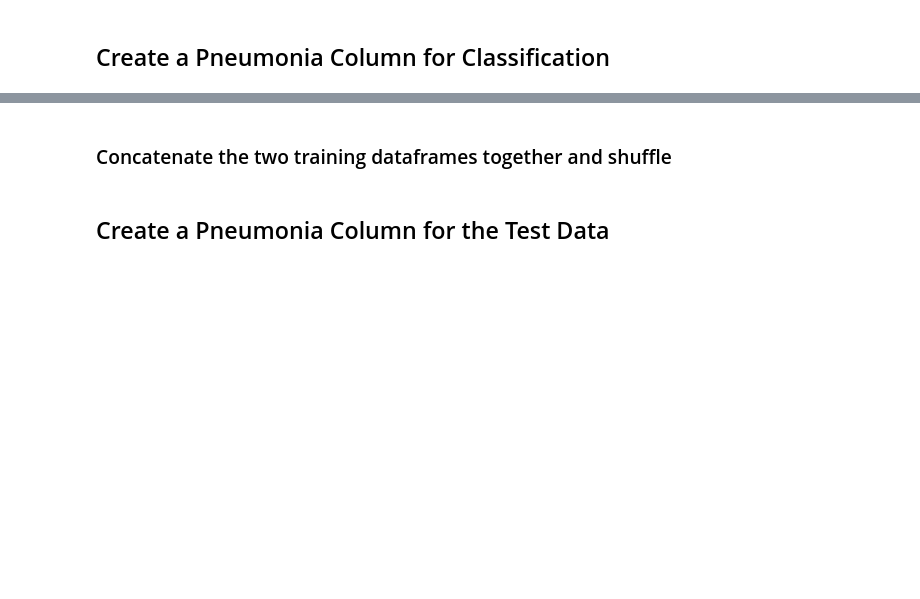
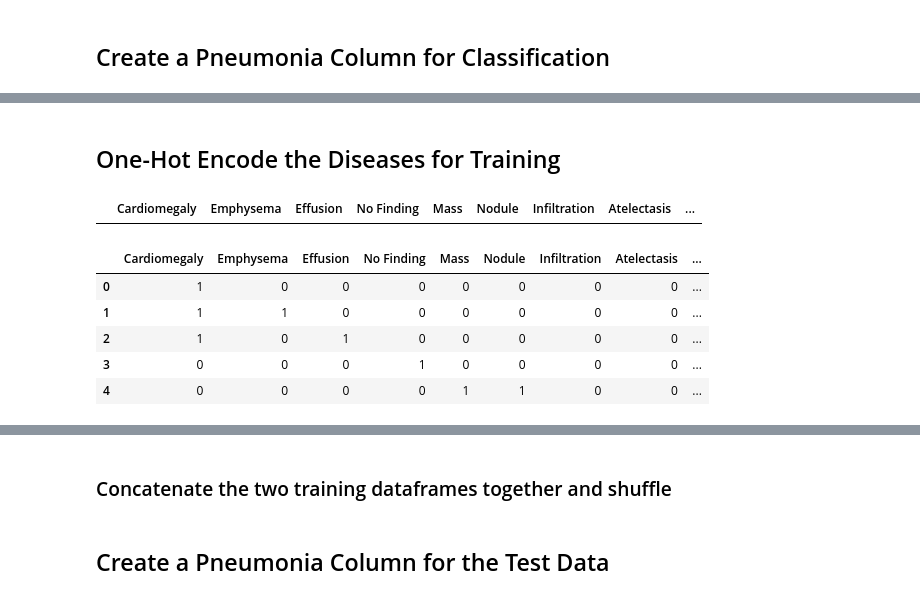
Before and after one commit to dagartga/Chest_X-Ray_Pneumonia_Classifier, a Jupyter notebook: nih-x-ray-classification.ipynb, the cells around one changed output, grey strips where cells are left out. Saved outputs shown, nothing was run; the diff lists cells and outputs as text; code cells hidden in the pictures; blank space fills up the shorter version.

```diff
--- a/nih-x-ray-classification.ipynb
+++ b/nih-x-ray-classification.ipynb
@@ -440,0 +433,22 @@ train_no_pneumonia.shape
+# %% [markdown]
+## One-Hot Encode the Diseases for Training
+# %%
+# one hot encode columns for diseases
+trn_disease_df = pd.DataFrame(columns=diseases)
+trn_disease_df
+# %% [output]
+|  | Cardiomegaly | Emphysema | Effusion | No Finding | Mass | Nodule | Infiltration | Atelectasis | ... |
+# %%
+for idx, row in train_df.iterrows():
+    for disease in row['Finding Labels']:
+        trn_disease_df.loc[idx, disease] = 1
+# %%
+trn_disease_df = trn_disease_df.fillna(value=0)
+trn_disease_df.head()
+# %% [output]
+|  | Cardiomegaly | Emphysema | Effusion | No Finding | Mass | Nodule | Infiltration | Atelectasis | ... |
+| 0 | 1 | 0 | 0 | 0 | 0 | 0 | 0 | 0 | ... |
+| 1 | 1 | 1 | 0 | 0 | 0 | 0 | 0 | 0 | ... |
+| 2 | 1 | 0 | 1 | 0 | 0 | 0 | 0 | 0 | ... |
+| 3 | 0 | 0 | 0 | 1 | 0 | 0 | 0 | 0 | ... |
+| 4 | 0 | 0 | 0 | 0 | 1 | 1 | 0 | 0 | ... |
```
Also changed, not shown: parts of 29 cells of this notebook.
